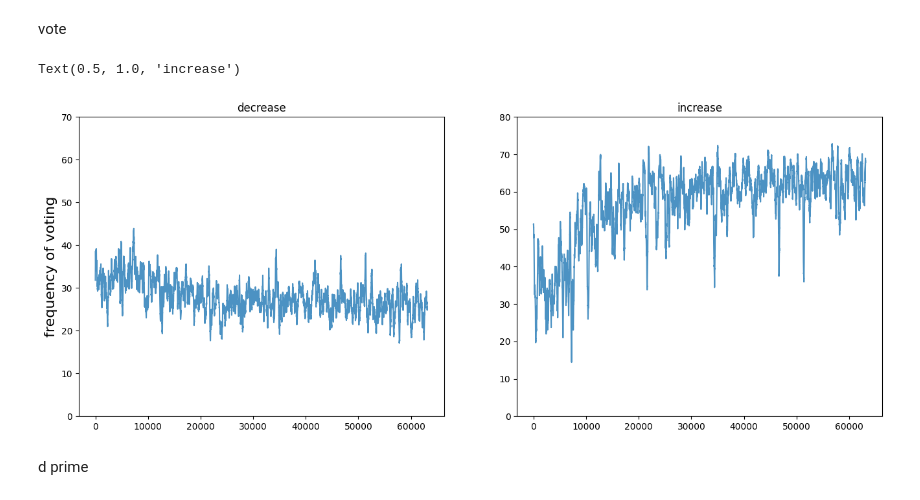
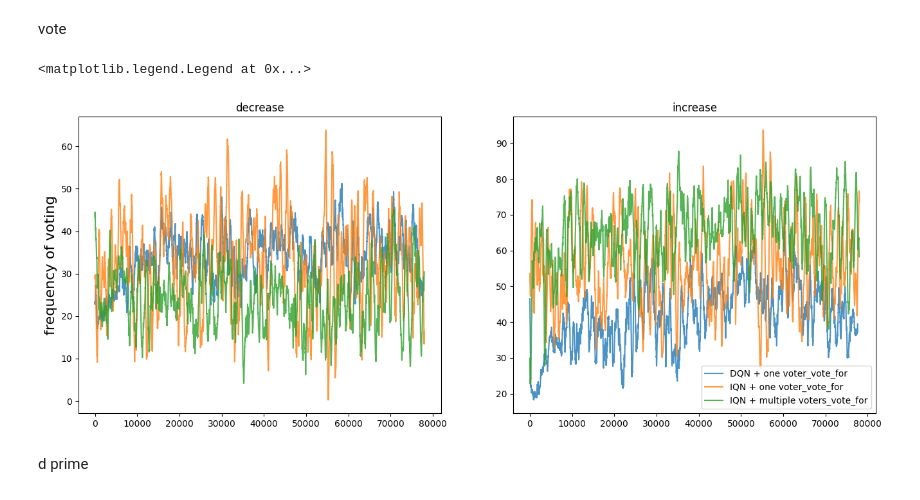
Before and after one commit to social-ai-uoft/sorrel, a Jupyter notebook: examples/state_punishment/analysis/analysis_v2.ipynb, the cells around one changed output. Cells and saved outputs as stored; diff of their text form; code cells hidden in the pictures.

```diff
--- a/examples/state_punishment/analysis/analysis_v2.ipynb
+++ b/examples/state_punishment/analysis/analysis_v2.ipynb
@@ -977,10 +977,9 @@ Text(0.5, 0.98, 'Bone')
 wall
 # %%
 folders = [
-    # "Study1_experiment_cond_v2_improved_punishment_scheme_stacked_view_simple_actions_3agents_respawn_0.04_s1_r1_seed3_20250603-11061748963658"
     'Study1_experiment_cond_v3_one_voter_dqn_stacked_view_simple_actions_memory_issue_solved_3agents_respawn_0.04_s1_r1_seed3_20250723-17071753304408',
     'Study1_experiment_cond_v3_one_voter_stacked_view_simple_actions_memory_issue_solved_3agents_respawn_0.04_s1_r1_seed3_20250720-20071753056106',
-    #'Study1_experiment_cond_v3_AB0harm_scheme_stacked_view_simple_actions_memory_issue_solved_3agents_respawn_0.04_s1_r1_seed3_20250720-19071753055581'
+    'Study1_experiment_cond_v3_AB0harm_scheme_stacked_view_simple_actions_memory_issue_solved_3agents_respawn_0.04_s1_r1_seed3_20250720-19071753055581'
 ]
 
 entity_name = 'Wall'
@@ -1088,7 +1085,7 @@ labels = ['DQN + one voter', 'IQN + one voter', 'IQN + multiple voters']
 
 
 alpha = 0.2
-wsize = 400
+wsize = 600
 for ixs, d in enumerate(collective_):
     # plt.plot(exponential_moving_average(d, alpha), label=labels[ixs])
     plt.plot(rolling_average(d, wsize), label=labels[ixs])
@@ -1195,10 +1192,9 @@ vote
 # %%
 # vote for punishment
 folders = [
-    # 'Study1_experiment_cond_stacked_view_simple_actions_3agents_respawn_0.04_s1_r1_seed3_20250507-18051746658070',
-    # 'Study1_control_only_taboo_cond_stacked_view_simple_actions_3agents_respawn_0.04_s1_r1_seed3_20250522-16051747946616',
-    # 'Study1_control_only_taboo_transfer_from_exp_cond_stacked_view_simple_actions_3agents_respawn_0.04_s1_r1_seed3_20250526-21051748308104',
-    "Study1_experiment_cond_v2_improved_punishment_scheme_stacked_view_simple_actions_3agents_respawn_0.04_s1_r1_seed3_20250603-11061748963658"
+   'Study1_experiment_cond_v3_one_voter_dqn_stacked_view_simple_actions_memory_issue_solved_3agents_respawn_0.04_s1_r1_seed3_20250723-17071753304408',
+    'Study1_experiment_cond_v3_one_voter_stacked_view_simple_actions_memory_issue_solved_3agents_respawn_0.04_s1_r1_seed3_20250720-20071753056106',
+    'Study1_experiment_cond_v3_AB0harm_scheme_stacked_view_simple_actions_memory_issue_solved_3agents_respawn_0.04_s1_r1_seed3_20250720-19071753055581'
 ]
 collective_for = [[] for _ in range(len(folders))]
 for ixs, folder in enumerate(folders):
@@ -1255,10 +1251,9 @@ collective_for_ = [np.mean(trim_and_calculate_mean(collective_processed[i]), axi
 # %%
 # vote against punishment
 folders = [
-    # 'Study1_experiment_cond_stacked_view_simple_actions_3agents_respawn_0.04_s1_r1_seed3_20250507-18051746658070',
-    # 'Study1_control_only_taboo_cond_stacked_view_simple_actions_3agents_respawn_0.04_s1_r1_seed3_20250522-16051747946616',
-    # 'Study1_control_only_taboo_transfer_from_exp_cond_stacked_view_simple_actions_3agents_respawn_0.04_s1_r1_seed3_20250526-21051748308104',
-    "Study1_experiment_cond_v2_improved_punishment_scheme_stacked_view_simple_actions_3agents_respawn_0.04_s1_r1_seed3_20250603-11061748963658"
+    'Study1_experiment_cond_v3_one_voter_dqn_stacked_view_simple_actions_memory_issue_solved_3agents_respawn_0.04_s1_r1_seed3_20250723-17071753304408',
+    'Study1_experiment_cond_v3_one_voter_stacked_view_simple_actions_memory_issue_solved_3agents_respawn_0.04_s1_r1_seed3_20250720-20071753056106',
+    'Study1_experiment_cond_v3_AB0harm_scheme_stacked_view_simple_actions_memory_issue_solved_3agents_respawn_0.04_s1_r1_seed3_20250720-19071753055581'
 
 ]
 collective_against = [[] for _ in range(len(folders))]
@@ -1316,26 +1311,27 @@ collective_against_ = [np.mean(trim_and_calculate_mean(collective_processed[i]),
 # %%
 labels = ['2 Aagents', '3 Aagents', '6 Aagents']
 labels = ['silly rule', 'normal rule (nonlinear)', 'normal rule (linear)']
-labels = ['silly rule', 'important rule', 'important rule (transfer)']
+labels = ['DQN + one voter', 'IQN + one voter', 'IQN + multiple voters']
 fig, axes = plt.subplots(1, 2, figsize=(16, 6))
 
 alpha = 0.2
-wsize = 200
+wsize = 500
 for ixs, d in enumerate(collective_against_):
     # plt.plot(exponential_moving_average(d, alpha), label=labels[ixs])
     axes[0].plot(rolling_average(d, wsize), label=labels[ixs]+'_vote_against', alpha=0.8)
-    axes[0].set_ylim(0, 70)
+    #axes[0].set_ylim(0, 70)
 for ixs, d in enumerate(collective_for_):
     # plt.plot(exponential_moving_average(d, alpha), label=labels[ixs])
     axes[1].plot(rolling_average(d, wsize), label=labels[ixs]+'_vote_for', alpha=0.8)
-    axes[1].set_ylim(0, 80)
+    #axes[1].set_ylim(0, 80)
 # plt.legend()
 axes[0].set_ylabel('frequency of voting', fontsize=16)
 axes[0].set_title('decrease')
 axes[1].set_title('increase')
+plt.legend()
 # %% [output]
-Text(0.5, 1.0, 'increase')
+<matplotlib.legend.Legend at 0x...>
-[figure, old version]
+[figure, new version]
 # %% [markdown]
 d prime
 # %%
```
Also changed, not shown: parts of 6 cells of this notebook, 3 other files.
